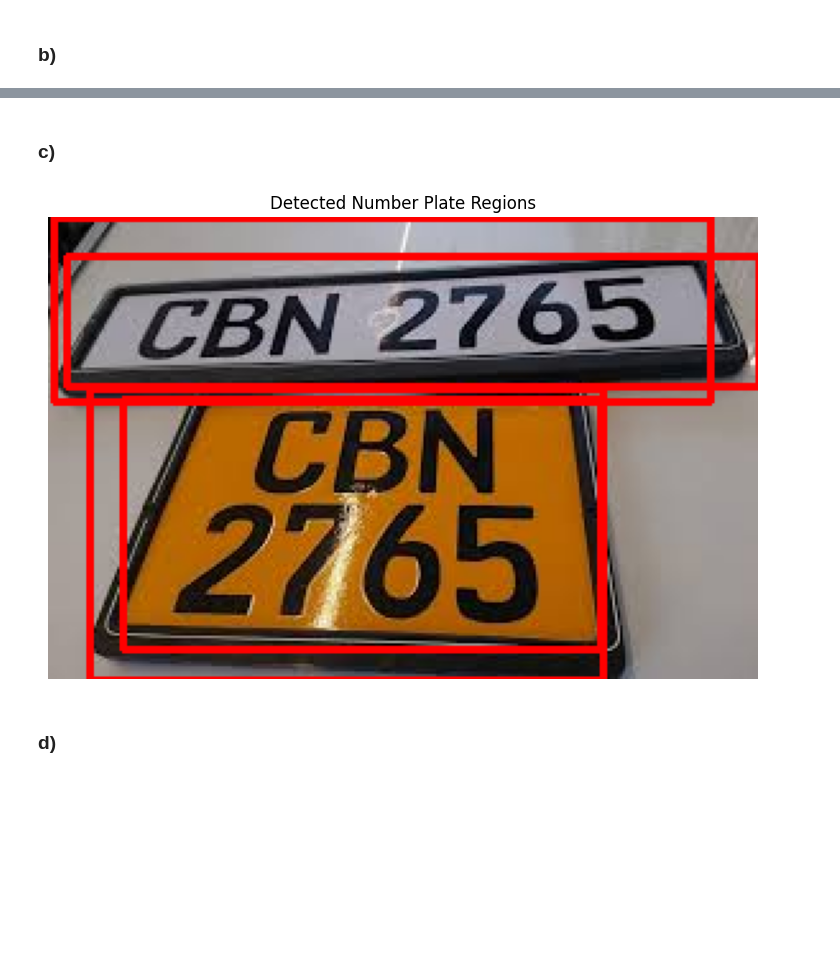
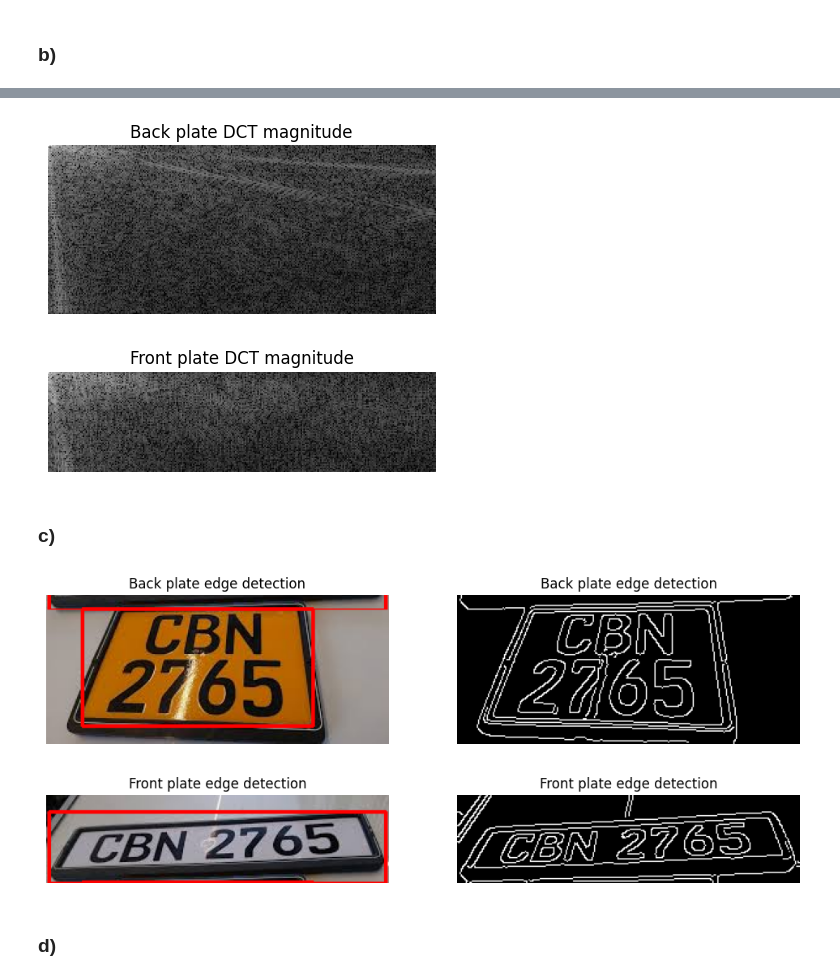
Before and after one commit to Chanura04/Maths-CW, a Jupyter notebook: 20240955.ipynb, the cells around one changed output, grey strips where cells are left out. Drawn from its saved outputs; the diff is of its cells as text; code cells hidden in the pictures; blank space fills up the shorter version.

```diff
--- a/20240955.ipynb
+++ b/20240955.ipynb
@@ -404,0 +388,18 @@ plt.show()
+# %%
+both_t_gray=cv2.cvtColor(both_plates_img,cv2.COLOR_BGR2GRAY)
+back_t_gray=cv2.cvtColor(back_plates,cv2.COLOR_BGR2GRAY)
+front_t_gray=cv2.cvtColor(front_plates,cv2.COLOR_BGR2GRAY)
+
+plt.figure(figsize=(10,10))
+plt.subplot(1,3,1)
+plt.imshow(both_t_gray,cmap="gray")
+plt.title("Both Plates")
+
+plt.subplot(1,3,2)
+plt.imshow(back_t_gray,cmap="gray")
+plt.title("Back Plates")
+
+plt.subplot(1,3,3)
+plt.imshow(front_t_gray,cmap="gray")
+plt.title("Front Plates")
+plt.show()
@@ -428,31 +444,59 @@ plt.show()
+# %%
+def show_dct(img_gray, title):
+   # Normalize to [0,1], float32 for cv2.dct
+    g = img_gray.astype(np.float32)
+    dct = cv2.dct(g)
+    mag = np.log(1 + np.abs(dct))
+    plt.figure(figsize=(5,4))
+    plt.imshow(mag, cmap='gray')
+    plt.title(title)
+    plt.axis('off')
+show_dct(back_t_gray, "Back plate DCT magnitude")
+show_dct(front_t_gray, "Front plate DCT magnitude")
+
+plt.show()
+# %% [output]
+[figure, added]
+[figure, added]
 # %% [markdown]
 ### c)
 # %%
-# Edge detection
-edges = cv2.Canny(cnvert_t_gray, 100, 200)
+def show_idct(img_gray,orgninal_img, title):
+  # Edge detection
+  blur = cv2.GaussianBlur(img_gray, (5,5), 0)
+  edges = cv2.Canny(blur, 30, 120)
+  # Find continous curve
+  continous_curve, _ = cv2.findContours(edges, cv2.RETR_EXTERNAL, cv2.CHAIN_APPROX_SIMPLE)
 
-# Find continous curve
-continous_curve, _ = cv2.findContours(edges, cv2.RETR_EXTERNAL, cv2.CHAIN_APPROX_SIMPLE)
+  img_contour =orgninal_img
 
-# Copy image for drawing
-img_contour = img_t_rgb.copy()
-
-# Loop through contours and draw rectangles
-for cnt in continous_curve:
+  # Loop through contours and draw rectangles
+  for cnt in continous_curve:
     x, y, w, h = cv2.boundingRect(cnt)  # find smallest rectangle
     aspect_ratio = w / h
 
-    # Adjusted condition to allow wider range of plate shapes  2 6
-    if 1.5 < aspect_ratio < 7 and 50 < w < 600 and 15 < h < 200:
-        cv2.rectangle(img_contour, (x, y), (x + w, y + h), (255, 0, 0), 2)
+    if 1.6 < aspect_ratio < 7 and w > 55 and h >55:
+        cv2.rectangle(img_contour, (x, y), (x + w, y + h), (255,0, 0), 2)
 
-plt.figure(figsize=(10, 6))
-plt.imshow(img_contour)
-plt.title("Detected Number Plate Regions")
-plt.axis("off")
+  plt.figure(figsize=(12, 6))
+  plt.subplot(1, 2, 1)
+  plt.imshow(img_contour)
+  plt.title(title)
+  plt.axis("off")
+
+  plt.subplot(1, 2, 2)
+  plt.imshow(edges, cmap='gray')
+  plt.title(title)
+  plt.axis('off')
+
+show_idct(back_t_gray,back_plates, "Back plate edge detection")
+show_idct(front_t_gray,front_plates, "Front plate edge detection")
+
+
 plt.show()
 # %% [output]
-[figure, old version]
+[figure, new version]
+[figure, added]
 # %% [markdown]
 ### d)
 # %% [markdown]
```
Also changed, not shown: parts of 26 cells of this notebook.
